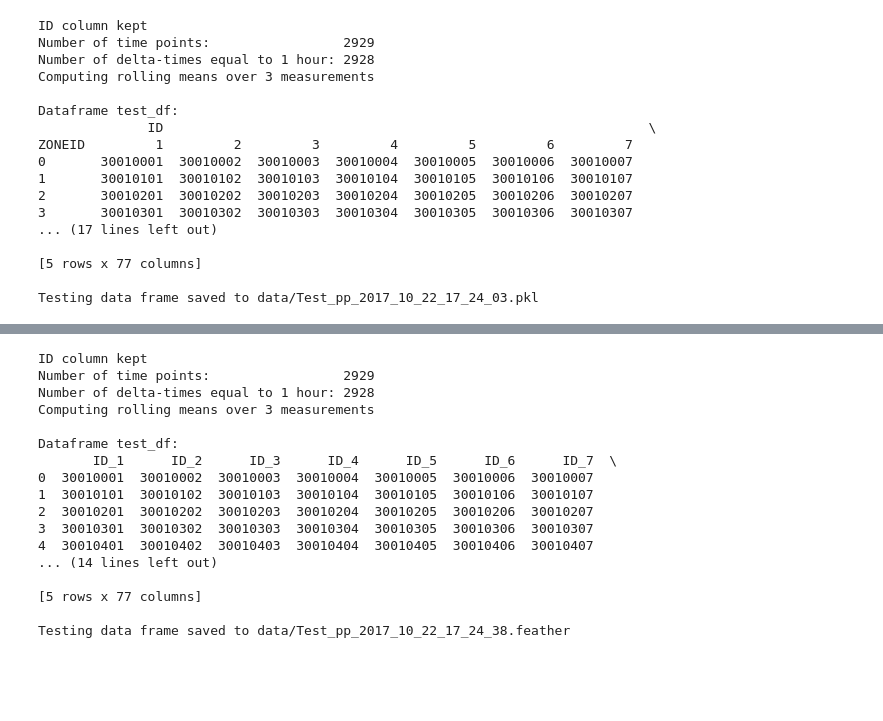
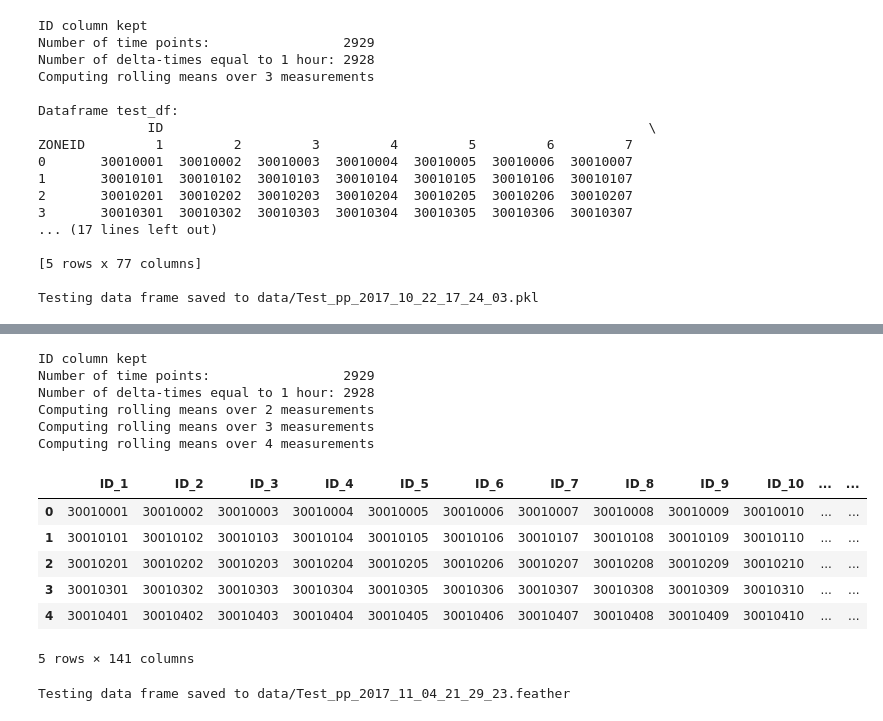
Before and after one commit to LucDemortier/WindTurbineOutputPrediction, a Jupyter notebook: 1_data_preparation.ipynb, the cells around one changed output, grey strips where cells are left out. Drawn from its saved outputs; the diff is of its cells as text; code cells hidden in the pictures; blank space fills up the shorter version.

```diff
--- a/1_data_preparation.ipynb
+++ b/1_data_preparation.ipynb
@@ -219,42 +224,39 @@ Testing data frame saved to data/Test_pp_2017_10_22_17_24_03.pkl
 # %%
 '''
 Preprocess the testing data set in Feather format for notebooks running R kernel.
 '''
 test_csv  = "data/Test_uP7dymh.csv"
 
-test_df = preProcess(test_csv, Nroll=3, keepID=True)
+test_df = preProcess(test_csv, Nroll=4, inclusive=True, keepID=True)
 
 # Rename dataframe columns
 predictors  = [item[0]+'_'+str(item[1]) for item in test_df.columns.values]
 predictors  = [predictor if predictor[-1]!='_' else predictor[:-1] for predictor in predictors]
 test_df.columns = predictors
-print('\nDataframe test_df:\n%s' %test_df.head())
+display_html(test_df.head())
 
 # Output data frame in feather format
 test_fname = "data/Test_pp_" + strftime("%Y_%m_%d_%H_%M_%S") + ".feather"
 try:
     feather.write_dataframe(test_df, test_fname)
     print('\nTesting data frame saved to {0}'.format(test_fname))
 except:
     print('\nError saving testing data frame to {0}'.format(test_fname))
 # %% [output]
 ID column kept
 Number of time points:                 2929
 Number of delta-times equal to 1 hour: 2928
+Computing rolling means over 2 measurements
 Computing rolling means over 3 measurements
-
-Dataframe test_df:
-       ID_1      ID_2      ID_3      ID_4      ID_5      ID_6      ID_7  \
-0  30010001  30010002  30010003  30010004  30010005  30010006  30010007
-1  30010101  30010102  30010103  30010104  30010105  30010106  30010107
-2  30010201  30010202  30010203  30010204  30010205  30010206  30010207
-3  30010301  30010302  30010303  30010304  30010305  30010306  30010307
-4  30010401  30010402  30010403  30010404  30010405  30010406  30010407
-... (14 lines left out)
-
-[5 rows x 77 columns]
-
-Testing data frame saved to data/Test_pp_2017_10_22_17_24_38.feather
+Computing rolling means over 4 measurements
+|  | ID_1 | ID_2 | ID_3 | ID_4 | ID_5 | ID_6 | ID_7 | ID_8 | ID_9 | ID_10 | ... | ... |
+| 0 | 30010001 | 30010002 | 30010003 | 30010004 | 30010005 | 30010006 | 30010007 | 30010008 | 30010009 | 30010010 | ... | ... |
+| 1 | 30010101 | 30010102 | 30010103 | 30010104 | 30010105 | 30010106 | 30010107 | 30010108 | 30010109 | 30010110 | ... | ... |
+| 2 | 30010201 | 30010202 | 30010203 | 30010204 | 30010205 | 30010206 | 30010207 | 30010208 | 30010209 | 30010210 | ... | ... |
+| 3 | 30010301 | 30010302 | 30010303 | 30010304 | 30010305 | 30010306 | 30010307 | 30010308 | 30010309 | 30010310 | ... | ... |
+| 4 | 30010401 | 30010402 | 30010403 | 30010404 | 30010405 | 30010406 | 30010407 | 30010408 | 30010409 | 30010410 | ... | ... |
+5 rows × 141 columns
+Testing data frame saved to data/Test_pp_2017_11_04_21_29_23.feather
 # %% [markdown]
 <a id='Cell7'></a>
 # %%
```
Also changed, not shown: parts of 6 cells of this notebook.
